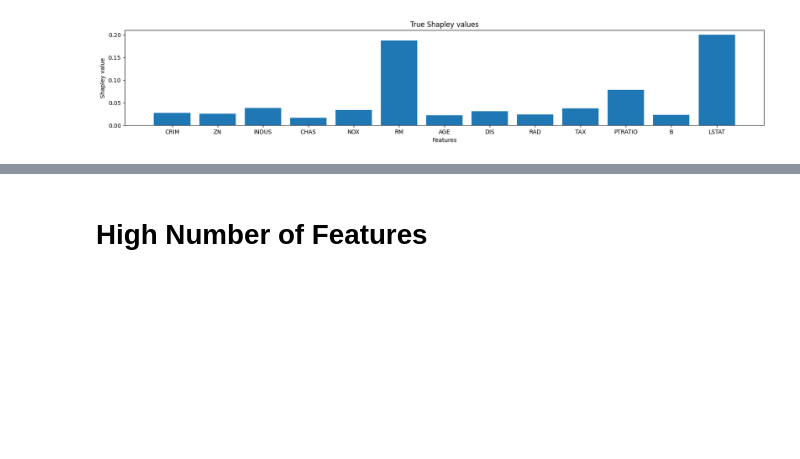
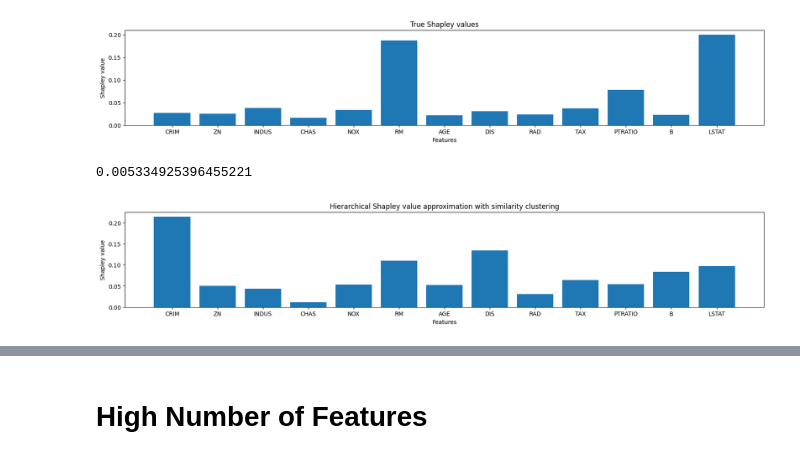
Before and after one commit to maximedidasca/hierarchical_shapley_approx, a Jupyter notebook: algo.ipynb, the cells around one changed output, grey strips where cells are left out. Cells and saved outputs as stored; diff of their text form; code cells hidden in the pictures; blank space fills up the shorter version.

```diff
--- a/algo.ipynb
+++ b/algo.ipynb
@@ -588,22 +863,43 @@ plt.show()
 # %% [output]
 [figure]
 # %%
+%%time
 n = X_train.shape[1]
-X2, y2, shap = main(np.array(X_train), np.array(y_train), reg, n**(1/np.sqrt(n)), 1)
-# Compute the RMSE
-#print(shap)
-mse = mean_squared_error(true_shapley_boston, shap)
-#rmse = np.sqrt(mse)
-print(mse)
-#cosine_sim = cosine_similarity([true_shapley_boston], [shap])[0][0]
+X2, y2, shap_knn = main_knn(np.array(X_train), np.array(y_train), reg, n**(1/np.sqrt(n)),2, 1)
+
+loops = 5
+shap_reordered = np.zeros(n)
+for _ in range(loops):
+    X2, y2, shap_knn = main_vfl(X_train, y_train, reg, n**(1/np.sqrt(n)),2)
+
+    column_permutation = []
+    for col in range(n):
+        for col2 in range(n):
+            if np.array_equal(X_train[:, col], X2[:, col2]):
+                column_permutation.append(col2)
+                break
+
+    shap_reordered += shap_knn[column_permutation]
+
+#shap_reordered /= loops
+shap_reordered /= sum(shap_reordered)
+
+#print(shap_knn)
+mse_knn = mean_squared_error(true_shapley_boston, shap_reordered)
+rmse_knn = np.sqrt(mse_knn)
+print(mse_knn)
+
+cosine_sim = cosine_similarity([true_shapley_boston], [shap_reordered])[0][0]
 #print(cosine_sim)
-#plt.plot(shap)
-
+#plt.plot(shap_knn)
 
 # Plotting
 plt.figure(figsize=(20, 3))  # Adjust the figure size as desired
-plt.bar(boston.feature_names, shap)
+plt.bar(boston.feature_names, shap_reordered)
 plt.xlabel('Features')
 plt.ylabel('Shapley value')
-plt.title('Hierarchical Shapley value approximation without similarity clustering')
+plt.title('Hierarchical Shapley value approximation with similarity clustering')
 plt.show()
+# %% [output]
+0.005334925396455221
+[figure, added]
```
Also changed, not shown: parts of 34 cells of this notebook.
